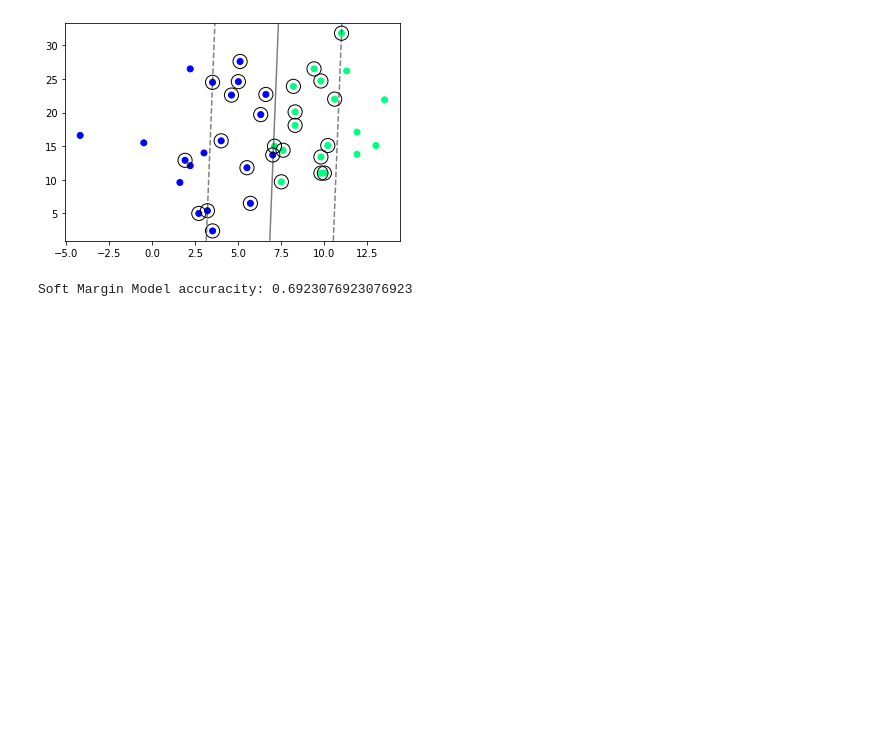
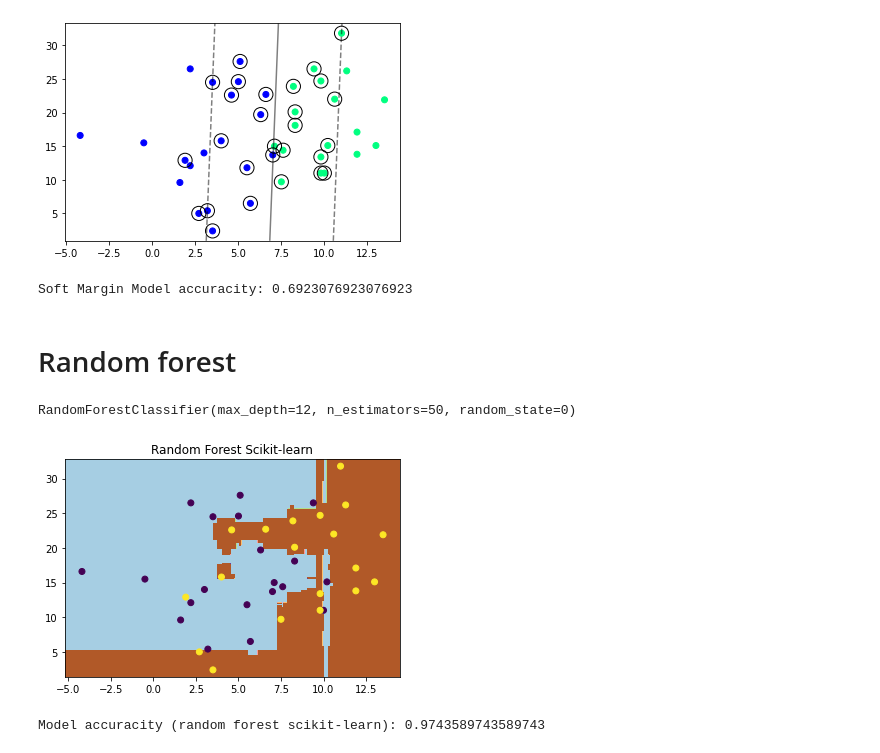
Before and after one commit to essamgouda97/ECE720-project1, a Jupyter notebook: task2_2.ipynb, the cells around one changed output. Drawn from its saved outputs; the diff is of its cells as text; code cells hidden in the pictures; blank space fills up the shorter version.

```diff
--- a/task2_2.ipynb
+++ b/task2_2.ipynb
@@ -388,3 +388,5 @@ print("Soft Margin Model accuracity:",accuracy_score(cat1,Yp_soft))
 # %% [output]
 [figure]
 Soft Margin Model accuracity: 0.6923076923076923
+# %% [markdown]
+# Random forest
@@ -390,0 +441,15 @@ Soft Margin Model accuracity: 0.6923076923076923
+# %%
+from sklearn.ensemble import RandomForestClassifier
+model = RandomForestClassifier(n_estimators=50, random_state=0, max_depth=12)
+model.fit(x3, cat1)
+# %% [output]
+RandomForestClassifier(max_depth=12, n_estimators=50, random_state=0)
+# %%
+plot_decision_sl(x3, cat1, model, "Random Forest Scikit-learn")
+# %% [output]
+[figure, added]
+# %%
+Yp = model.predict(x3)
+print("Model accuracity (random forest scikit-learn):",accuracy_score(cat1,Yp))
+# %% [output]
+Model accuracity (random forest scikit-learn): 0.9743589743589743
```
Also changed, not shown: parts of 2 cells of this notebook.
